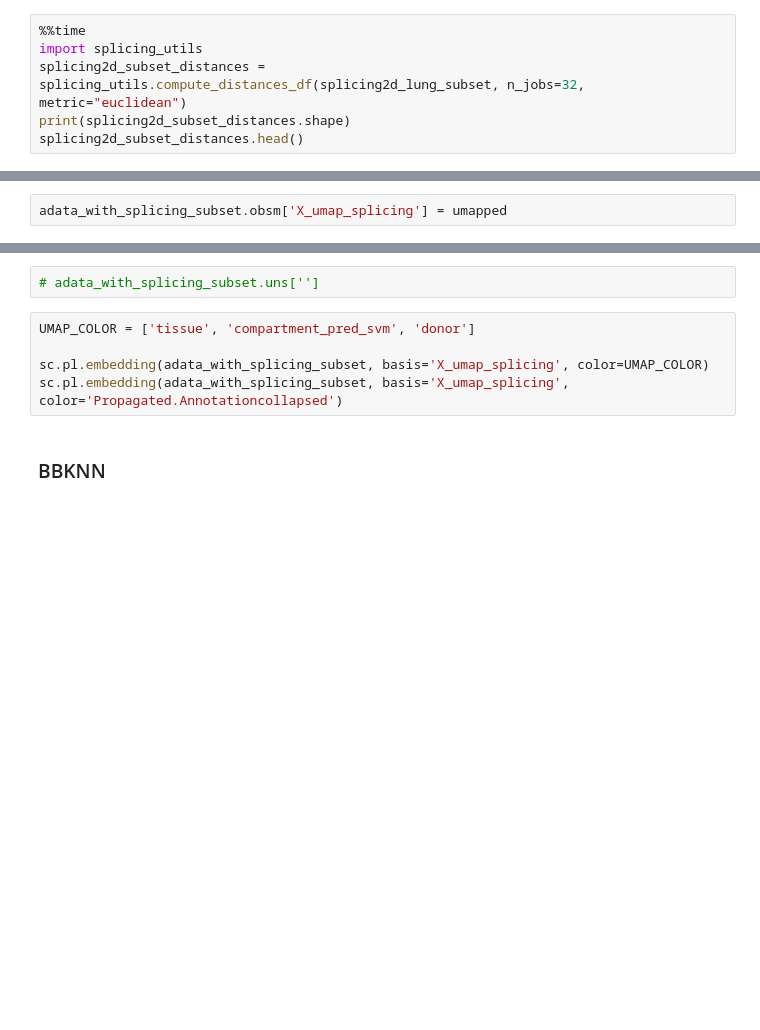
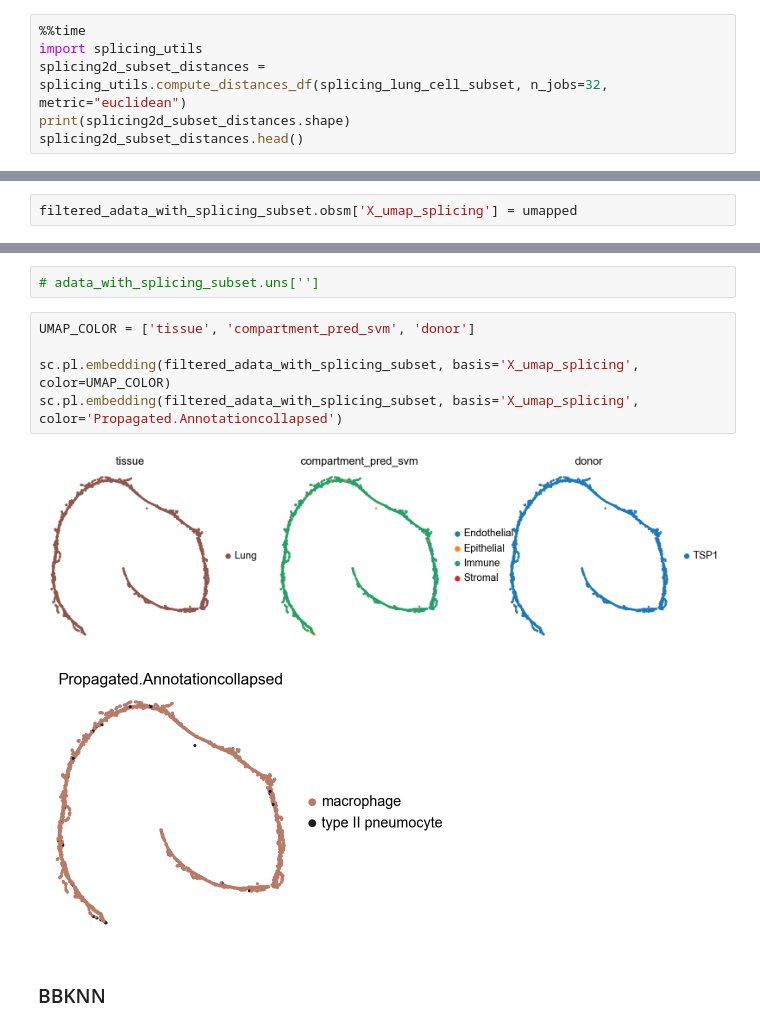
Before and after one commit to czbiohub-sf/tabula-sapiens, a Jupyter notebook: analysis-scripts/pilot1_pilot2/004_splicing_dists.ipynb, the cells around one changed output, grey strips where cells are left out. Drawn from its saved outputs; the diff is of its cells as text; blank space fills up the shorter version.

```diff
--- a/analysis-scripts/pilot1_pilot2/004_splicing_dists.ipynb
+++ b/analysis-scripts/pilot1_pilot2/004_splicing_dists.ipynb
@@ -167,6 +400,6 @@ adata_with_splicing_subset.obs.groupby(['donor', 'tissue', 'Propagated.Annotatio
 # %%
 %%time
 import splicing_utils
-splicing2d_subset_distances = splicing_utils.compute_distances_df(splicing2d_lung_subset, n_jobs=32, metric="euclidean")
+splicing2d_subset_distances = splicing_utils.compute_distances_df(splicing_lung_cell_subset, n_jobs=32, metric="euclidean")
 print(splicing2d_subset_distances.shape)
 splicing2d_subset_distances.head()
@@ -183,5 +456,5 @@ umapped.shape
 # %%
-adata_with_splicing_subset.obsm['X_umap_splicing'] = umapped
+filtered_adata_with_splicing_subset.obsm['X_umap_splicing'] = umapped
 # %% [markdown]
 ## Plot UMAP
 # %%
@@ -189,8 +462,11 @@ adata_with_splicing_subset.obsm['X_umap_splicing'] = umapped
 # %%
 UMAP_COLOR = ['tissue', 'compartment_pred_svm', 'donor']
 
-sc.pl.embedding(adata_with_splicing_subset, basis='X_umap_splicing', color=UMAP_COLOR)
-sc.pl.embedding(adata_with_splicing_subset, basis='X_umap_splicing', color='Propagated.Annotationcollapsed')
+sc.pl.embedding(filtered_adata_with_splicing_subset, basis='X_umap_splicing', color=UMAP_COLOR)
+sc.pl.embedding(filtered_adata_with_splicing_subset, basis='X_umap_splicing', color='Propagated.Annotationcollapsed')
+# %% [output]
+[figure, added]
+[figure, added]
 # %% [markdown]
 ### BBKNN
 # %% [markdown]
```
Also changed, not shown: parts of 35 cells of this notebook, 2 other files.
